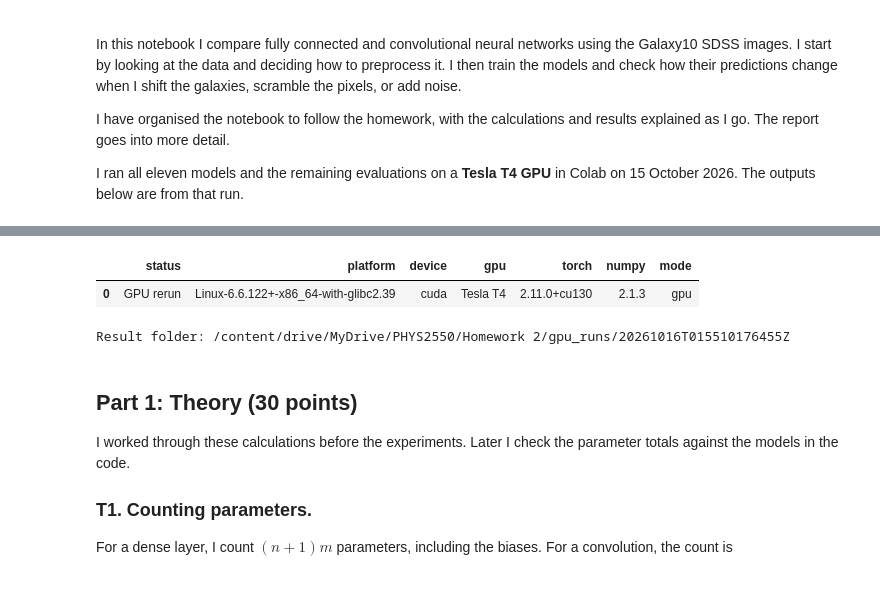
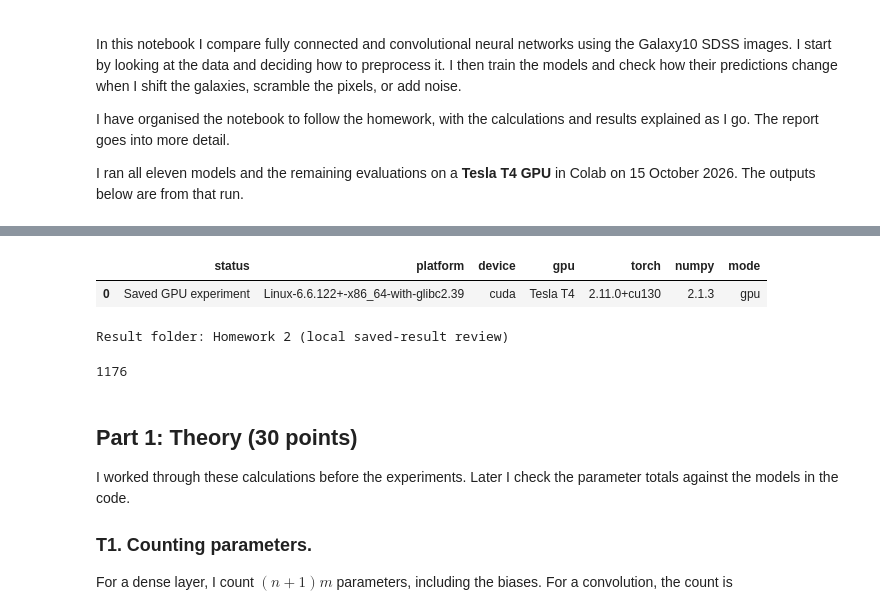
Before and after one commit to beusy/applied-machine-learning-in-physics, a Jupyter notebook: Homework 2/PHYS_2550_Homework2.ipynb, the cells around one changed output, grey strips where cells are left out. Saved outputs shown, nothing was run; the diff lists cells and outputs as text; code cells hidden in the pictures.

Commit message:
Strengthen Homework 2 analysis and reproducibility

```diff
--- a/Homework 2/PHYS_2550_Homework2.ipynb
+++ b/Homework 2/PHYS_2550_Homework2.ipynb
@@ -62,10 +61,13 @@ else:
     ROOT = BASE
     if not (ROOT / 'results' / 'metrics.csv').exists():
         raise RuntimeError('Review mode needs the saved results folder. Use a CUDA GPU for a new run.')
-FIG = ROOT / 'report' / 'figures'
+REVIEW_ROOT = ROOT / 'review_outputs' / datetime.now(timezone.utc).strftime('%Y%m%dT%H%M%S%fZ')
+OUTPUT_ROOT = ROOT if MODE == 'gpu' else REVIEW_ROOT
+FIG = OUTPUT_ROOT / 'report' / 'figures'
+OUTPUT = OUTPUT_ROOT / 'results'
 RESULT = ROOT / 'results'
 CHECK = ROOT / 'checkpoints'
-for folder in (DATA, FIG, RESULT, CHECK):
+for folder in (DATA, FIG, OUTPUT):
     folder.mkdir(parents=True, exist_ok=True)
 DEVICE = torch.device('cuda' if MODE == 'gpu' else 'cpu')
 SEEDS, SPLIT_SEED = [11, 22, 33], 2550
@@ -80,36 +82,48 @@ def savefig(name):
     plt.close()
 
 def savejson(obj, name):
-    (RESULT/name).write_text(json.dumps(obj, indent=2,
+    (OUTPUT/name).write_text(json.dumps(obj, indent=2,
         default=lambda x: x.item() if hasattr(x, 'item') else str(x)))
 
 def seed_all(seed):
     random.seed(seed)
     np.random.seed(seed)
     torch.manual_seed(seed)
     if DEVICE.type == 'cuda':
         torch.cuda.manual_seed_all(seed)
 
 def sync():
     if DEVICE.type == 'cuda':
         torch.cuda.synchronize()
 
 torch.backends.cudnn.benchmark = False
 torch.backends.cudnn.deterministic = True
 hardware = dict(platform=platform.platform(), device=str(DEVICE),
     gpu=torch.cuda.get_device_name(0) if DEVICE.type == 'cuda' else 'None',
     torch=torch.__version__, numpy=np.__version__, mode=MODE)
 if MODE == 'gpu':
     savejson(hardware, 'hardware.json')
 else:
     hardware = json.loads((RESULT/'hardware.json').read_text())
 RESULT_LABEL = 'GPU rerun' if MODE == 'gpu' else ('Saved GPU experiment' if hardware['device'] == 'cuda' else 'Earlier CPU experiment')
 display(pd.DataFrame([{'status': RESULT_LABEL, **hardware}]))
 print('Result folder:', ROOT)
+def installed_version(package):
+    try:
+        return version(package)
+    except PackageNotFoundError:
+        return None
+
+packages = ['numpy','scipy','pandas','scikit-learn','matplotlib','h5py','torch','nbformat','nbclient','ipykernel']
+savejson({'purpose': 'training' if MODE == 'gpu' else 'saved-result review',
+          'python': platform.python_version(), 'packages': {p: installed_version(p) for p in packages}}, 'execution_environment.json')
+(OUTPUT/'environment_freeze.txt').write_text('\n'.join(sorted(
+    f"{d.metadata['Name']}=={d.version}" for d in distributions() if d.metadata['Name'])) + '\n')
 # %% [output]
 |  | status | platform | device | gpu | torch | numpy | mode |
-| 0 | GPU rerun | Linux-6.6.122+-x86_64-with-glibc2.39 | cuda | Tesla T4 | 2.11.0+cu130 | 2.1.3 | gpu |
+| 0 | Saved GPU experiment | Linux-6.6.122+-x86_64-with-glibc2.39 | cuda | Tesla T4 | 2.11.0+cu130 | 2.1.3 | gpu |
-Result folder: /content/drive/MyDrive/PHYS2550/Homework 2/gpu_runs/20261016T015510176455Z
+Result folder: Homework 2 (local saved-result review)
+1176
 # %% [markdown]
 ## Part 1: Theory (30 points)
 
```
Also changed, not shown: parts of 24 cells of this notebook, 29 other files.
